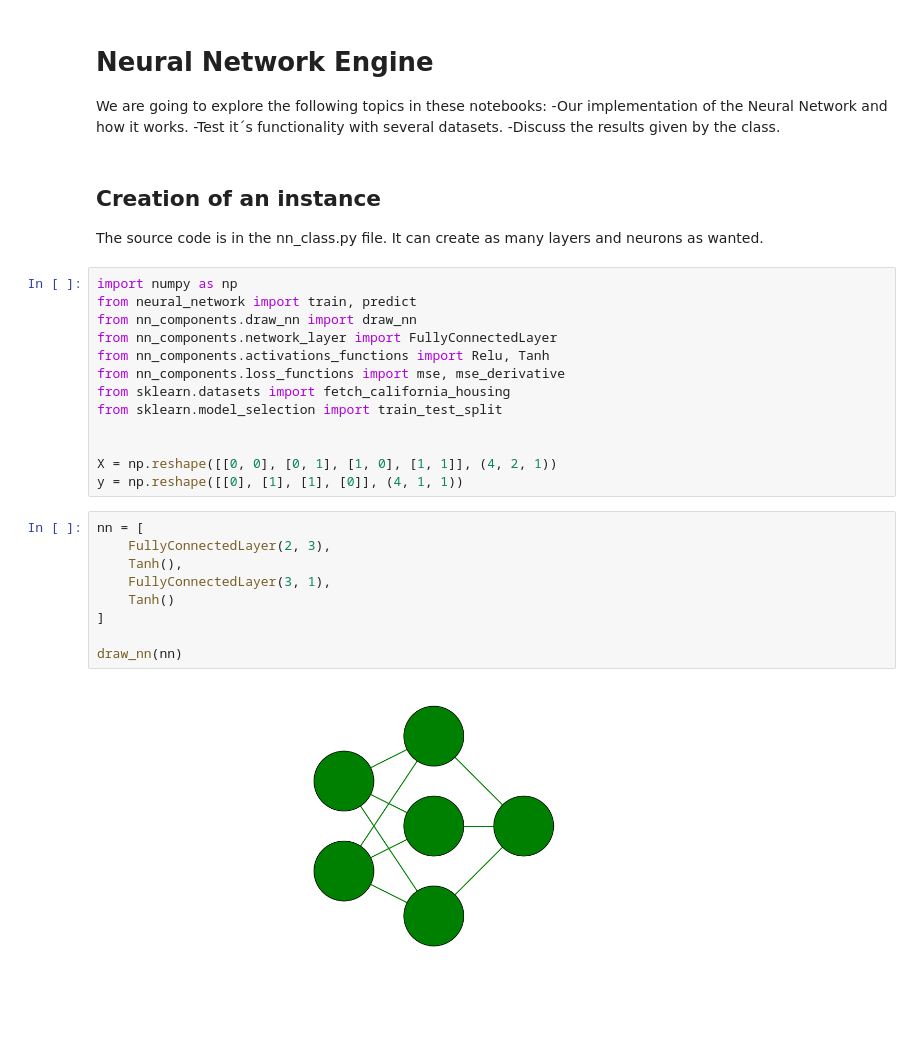
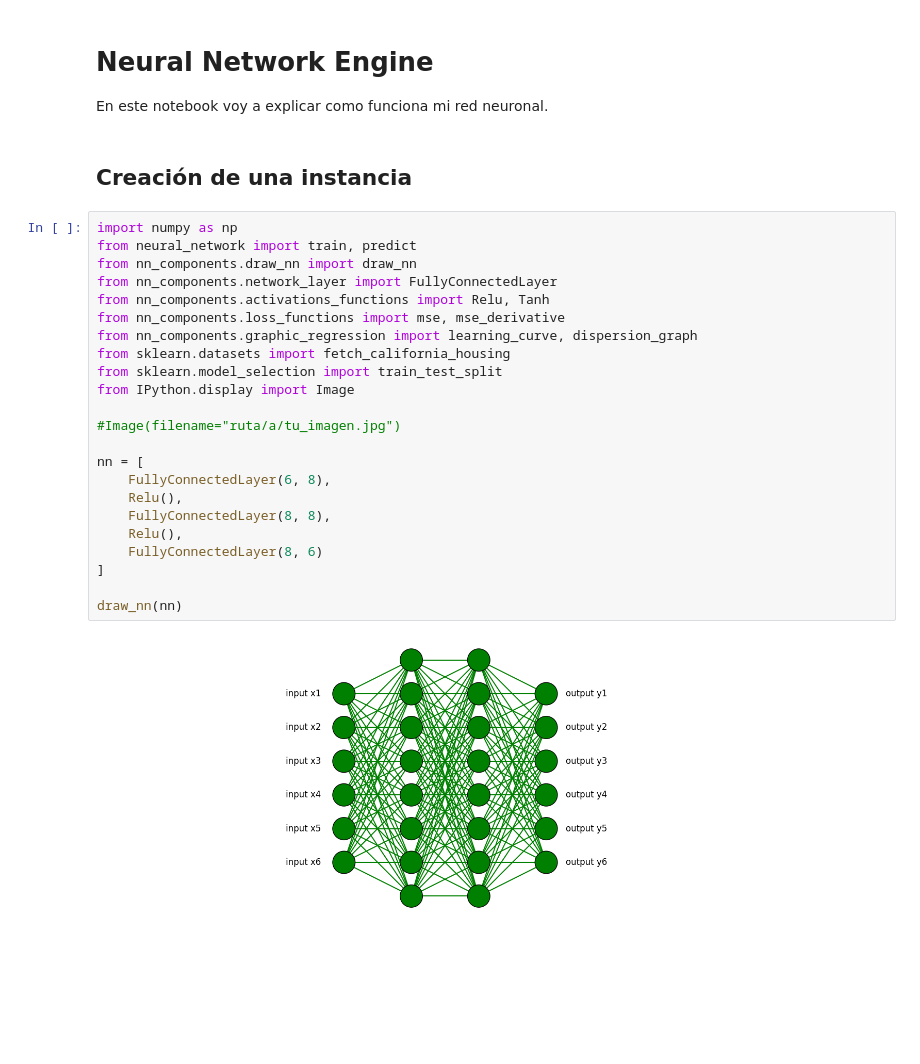
Before and after one commit to JoseLuisPerdomo/Neural-Network-OH, a Jupyter notebook: main/NN class.ipynb, the cells around one changed output. Saved outputs shown, nothing was run; the diff lists cells and outputs as text; blank space fills up the shorter version.

Commit message:
Graph Improved

```diff
--- a/main/NN class.ipynb
+++ b/main/NN class.ipynb
@@ -1,36 +1,31 @@
-# %% [markdown]
-# Neural Network Engine
-
-We are going to explore the following topics in these notebooks:
--Our implementation of the Neural Network and how it works.
--Test it´s functionality with several datasets.
--Discuss the results given by the class.
-# %% [markdown]
-## Creation of an instance
-
-The source code is in the nn_class.py file.
-It can create as many layers and neurons as wanted.
+# %% [markdown]
+# Neural Network Engine
+
+En este notebook voy a explicar como funciona mi red neuronal.
+# %% [markdown]
+## Creación de una instancia
 # %%
 import numpy as np
 from neural_network import train, predict
 from nn_components.draw_nn import draw_nn
 from nn_components.network_layer import FullyConnectedLayer
 from nn_components.activations_functions import Relu, Tanh
 from nn_components.loss_functions import mse, mse_derivative
+from nn_components.graphic_regression import learning_curve, dispersion_graph
 from sklearn.datasets import fetch_california_housing
 from sklearn.model_selection import train_test_split
+from IPython.display import Image
 
+#Image(filename="ruta/a/tu_imagen.jpg")
 
-X = np.reshape([[0, 0], [0, 1], [1, 0], [1, 1]], (4, 2, 1))
-y = np.reshape([[0], [1], [1], [0]], (4, 1, 1))
+nn = [
+    FullyConnectedLayer(6, 8),
+    Relu(),
+    FullyConnectedLayer(8, 8),
+    Relu(),
+    FullyConnectedLayer(8, 6)
+]
+
+draw_nn(nn)
+# %% [output]
+[figure, added]
-# %%
-nn = [
-    FullyConnectedLayer(2, 3),
-    Tanh(),
-    FullyConnectedLayer(3, 1),
-    Tanh()
-]
-
-draw_nn(nn)
-# %% [output]
-[figure, removed]
```
Also changed, not shown: parts of 9 cells of this notebook, 9 other files.
